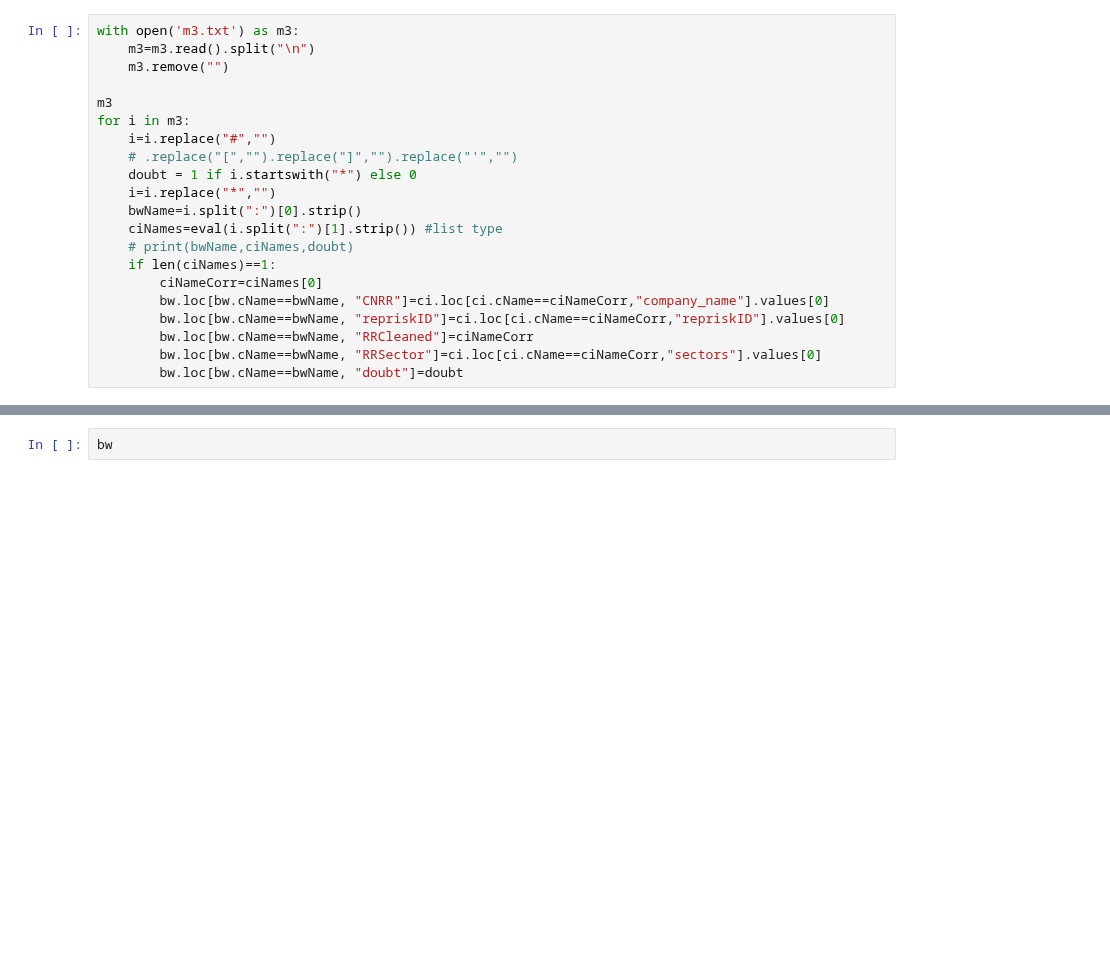
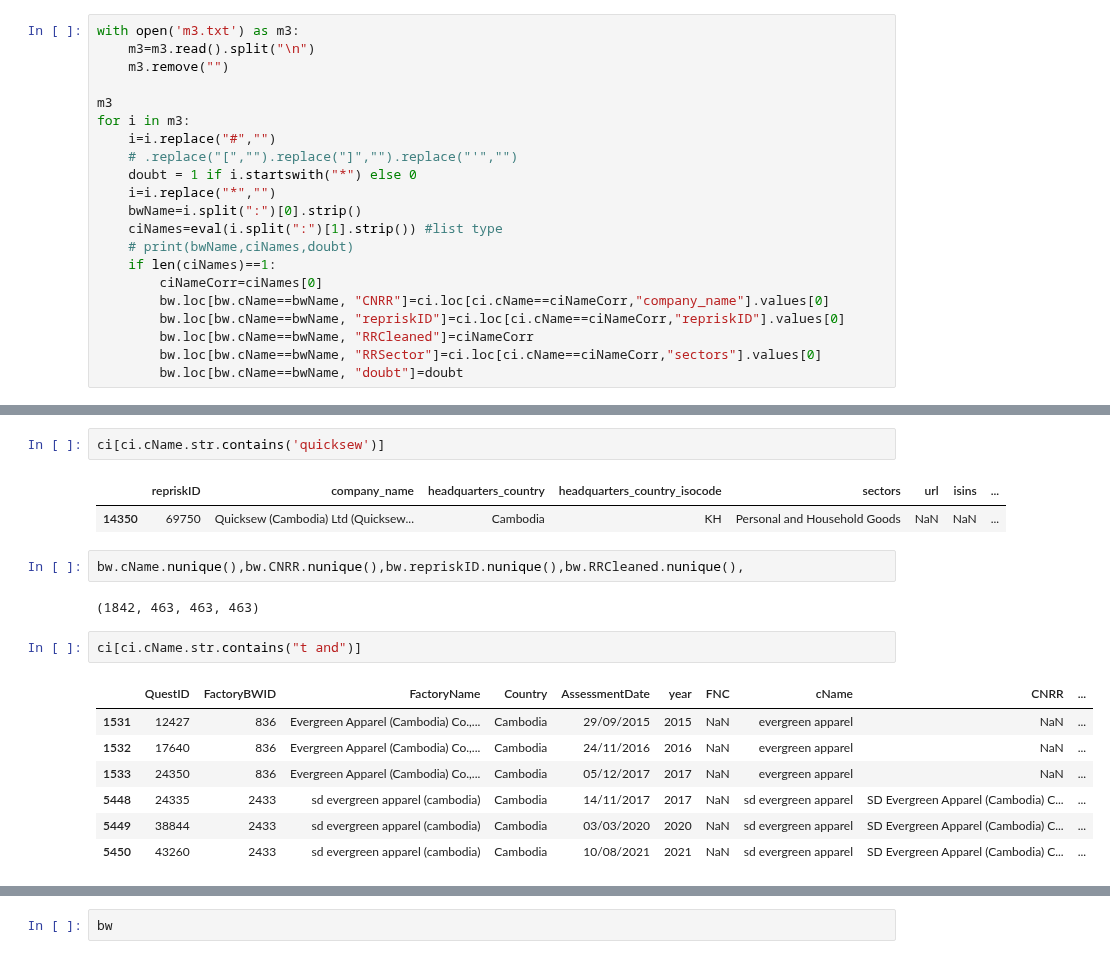
Before and after one commit to xolyn/labor_audit, a Jupyter notebook: LingyuZhou/w9/w9.ipynb, the cells around one changed output, grey strips where cells are left out. Saved outputs shown, nothing was run; the diff lists cells and outputs as text; blank space fills up the shorter version.

```diff
--- a/LingyuZhou/w9/w9.ipynb
+++ b/LingyuZhou/w9/w9.ipynb
@@ -145,0 +148,19 @@ for i in m3:
+# %%
+ci[ci.cName.str.contains('quicksew')]
+# %% [output]
+|  | repriskID | company_name | headquarters_country | headquarters_country_isocode | sectors | url | isins | ... |
+| 14350 | 69750 | Quicksew (Cambodia) Ltd (Quicksew... | Cambodia | KH | Personal and Household Goods | NaN | NaN | ... |
+# %%
+bw.cName.nunique(),bw.CNRR.nunique(),bw.repriskID.nunique(),bw.RRCleaned.nunique(),
+# %% [output]
+(1842, 463, 463, 463)
+# %%
+ci[ci.cName.str.contains("t and")]
+# %% [output]
+|  | QuestID | FactoryBWID | FactoryName | Country | AssessmentDate | year | FNC | cName | CNRR | ... |
+| 1531 | 12427 | 836 | Evergreen Apparel (Cambodia) Co.,... | Cambodia | 29/09/2015 | 2015 | NaN | evergreen apparel | NaN | ... |
+| 1532 | 17640 | 836 | Evergreen Apparel (Cambodia) Co.,... | Cambodia | 24/11/2016 | 2016 | NaN | evergreen apparel | NaN | ... |
+| 1533 | 24350 | 836 | Evergreen Apparel (Cambodia) Co.,... | Cambodia | 05/12/2017 | 2017 | NaN | evergreen apparel | NaN | ... |
+| 5448 | 24335 | 2433 | sd evergreen apparel (cambodia) | Cambodia | 14/11/2017 | 2017 | NaN | sd evergreen apparel | SD Evergreen Apparel (Cambodia) C... | ... |
+| 5449 | 38844 | 2433 | sd evergreen apparel (cambodia) | Cambodia | 03/03/2020 | 2020 | NaN | sd evergreen apparel | SD Evergreen Apparel (Cambodia) C... | ... |
+| 5450 | 43260 | 2433 | sd evergreen apparel (cambodia) | Cambodia | 10/08/2021 | 2021 | NaN | sd evergreen apparel | SD Evergreen Apparel (Cambodia) C... | ... |
```
Also changed, not shown: parts of 11 cells of this notebook, 7 other files.
